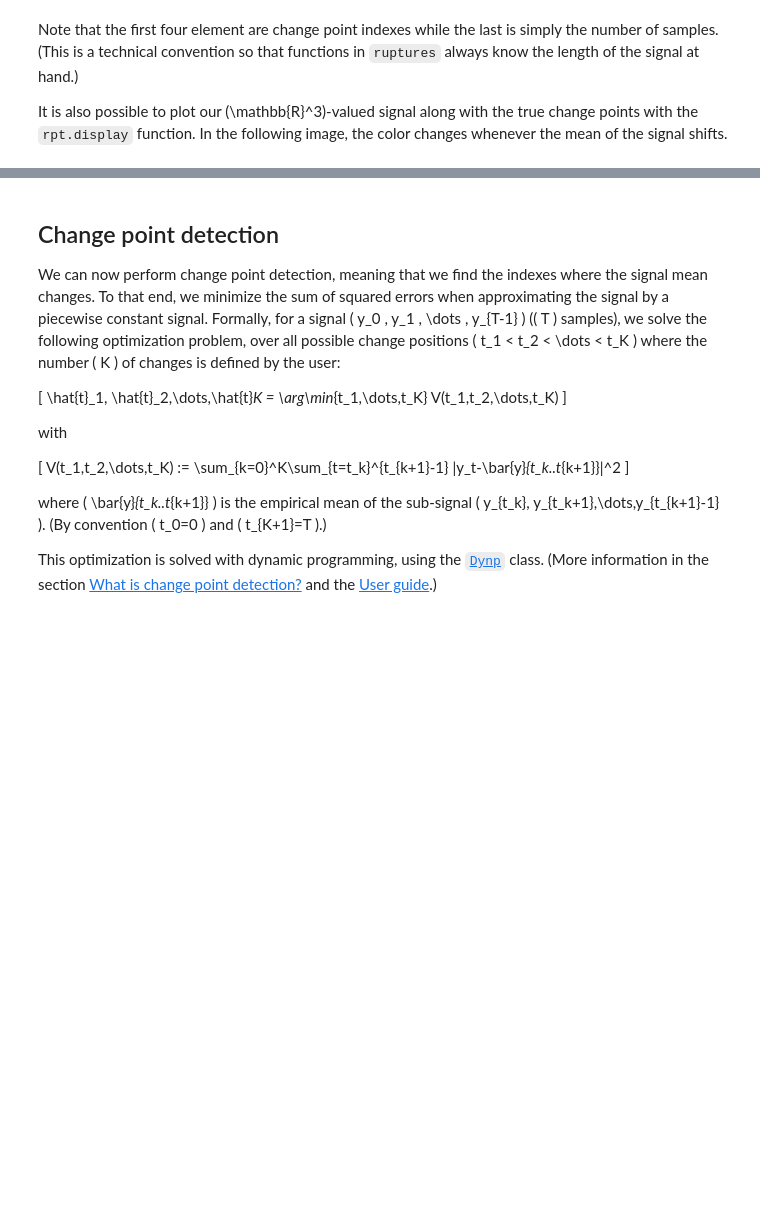
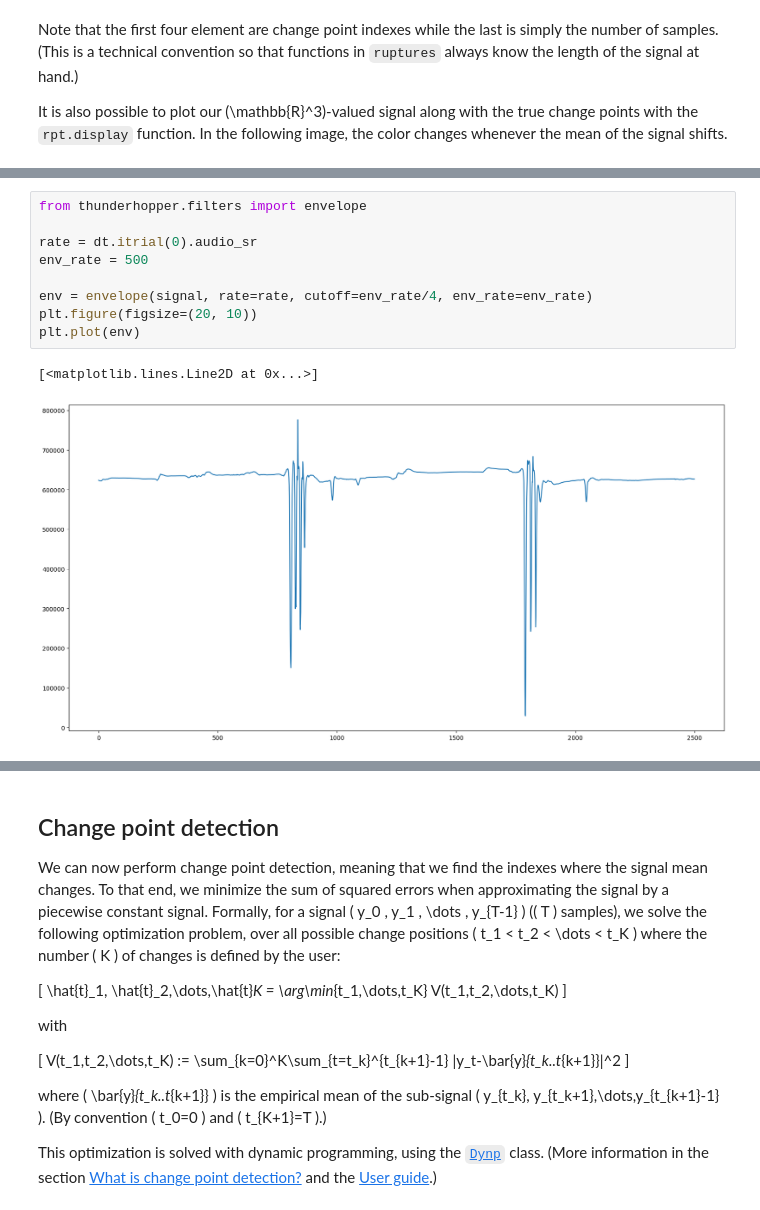
Before and after one commit to Akseli-Ilmanen/EthoGraph, a Jupyter notebook: scripts/ruptures/basic-usage.ipynb, the cells around one changed output, grey strips where cells are left out. Saved outputs shown, nothing was run; the diff lists cells and outputs as text; blank space fills up the shorter version.

```diff
--- a/scripts/ruptures/basic-usage.ipynb
+++ b/scripts/ruptures/basic-usage.ipynb
@@ -37,0 +62,12 @@ fig, ax_array = rpt.display(signal, bkps)
+# %%
+from thunderhopper.filters import envelope
+
+rate = dt.itrial(0).audio_sr
+env_rate = 500
+
+env = envelope(signal, rate=rate, cutoff=env_rate/4, env_rate=env_rate)
+plt.figure(figsize=(20, 10))
+plt.plot(env)
+# %% [output]
+[<matplotlib.lines.Line2D at 0x...>]
+[figure, added]
```
Also changed, not shown: parts of 6 cells of this notebook, 8 other files.
